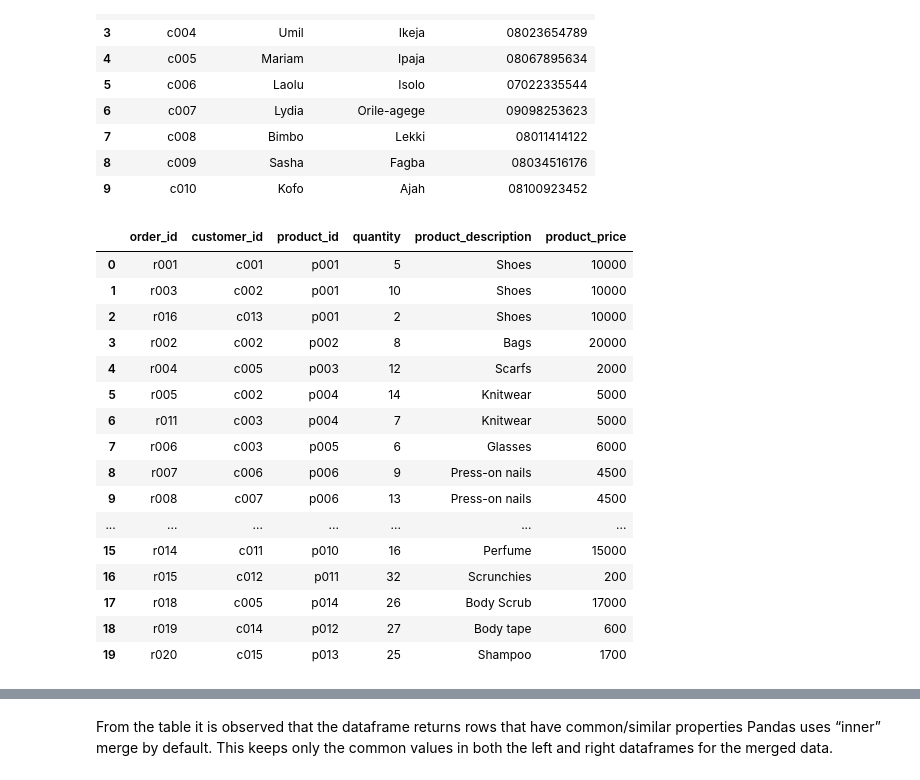
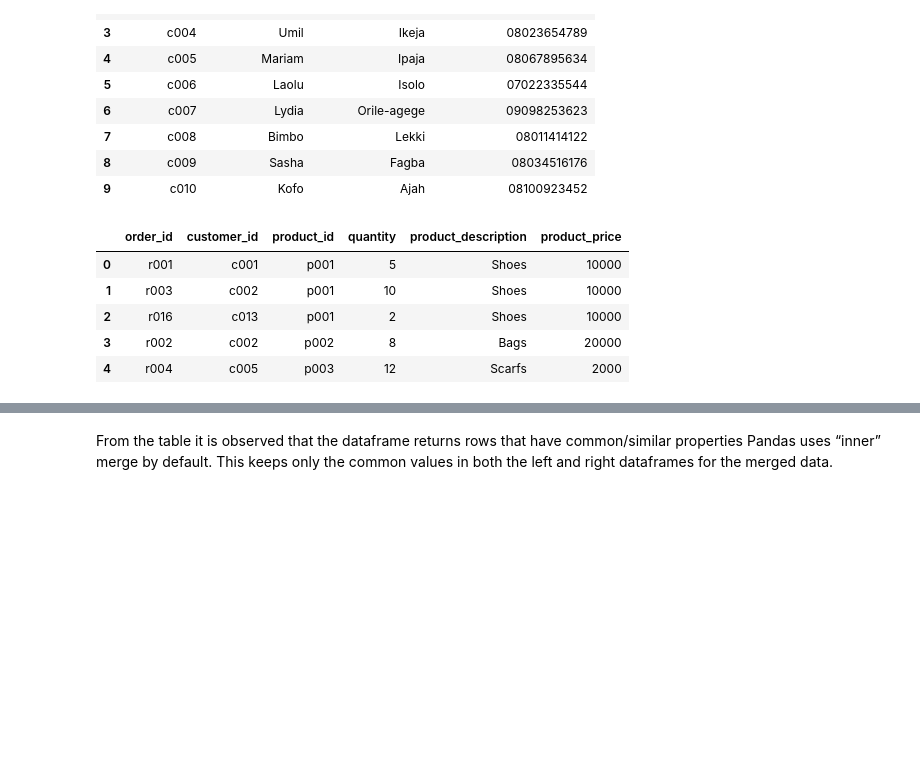
Before and after one commit to Kaltnaike/SGA_Projects_1, a Jupyter notebook: dummy_dataframes.ipynb, the cells around one changed output, grey strips where cells are left out. Cells and saved outputs as stored; diff of their text form; code cells hidden in the pictures; blank space fills up the shorter version.

```diff
--- a/dummy_dataframes.ipynb
+++ b/dummy_dataframes.ipynb
@@ -88,22 +88,11 @@ df_customers
 # %%
 # Do an inner merge operation between the orders table and products table
 df_orders_products = df_order.merge(df_products, how='inner', on='product_id')
-df_orders_products
+df_orders_products.head()
 # %% [output]
 |  | order_id | customer_id | product_id | quantity | product_description | product_price |
 | 0 | r001 | c001 | p001 | 5 | Shoes | 10000 |
 | 1 | r003 | c002 | p001 | 10 | Shoes | 10000 |
 | 2 | r016 | c013 | p001 | 2 | Shoes | 10000 |
 | 3 | r002 | c002 | p002 | 8 | Bags | 20000 |
 | 4 | r004 | c005 | p003 | 12 | Scarfs | 2000 |
-| 5 | r005 | c002 | p004 | 14 | Knitwear | 5000 |
-| 6 | r011 | c003 | p004 | 7 | Knitwear | 5000 |
-| 7 | r006 | c003 | p005 | 6 | Glasses | 6000 |
-| 8 | r007 | c006 | p006 | 9 | Press-on nails | 4500 |
-| 9 | r008 | c007 | p006 | 13 | Press-on nails | 4500 |
-| ... | ... | ... | ... | ... | ... | ... |
-| 15 | r014 | c011 | p010 | 16 | Perfume | 15000 |
-| 16 | r015 | c012 | p011 | 32 | Scrunchies | 200 |
-| 17 | r018 | c005 | p014 | 26 | Body Scrub | 17000 |
-| 18 | r019 | c014 | p012 | 27 | Body tape | 600 |
-| 19 | r020 | c015 | p013 | 25 | Shampoo | 1700 |
```
Also changed, not shown: parts of 8 cells of this notebook.
